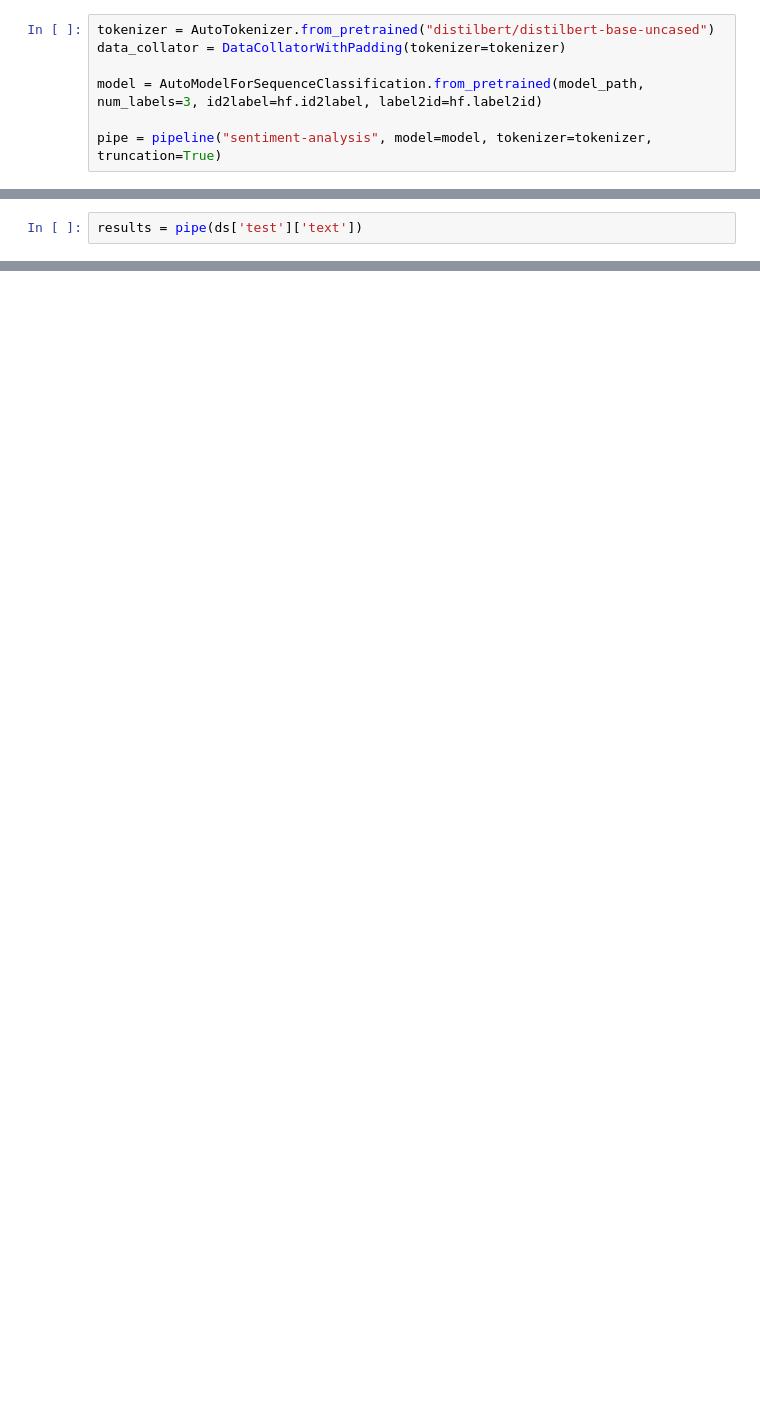
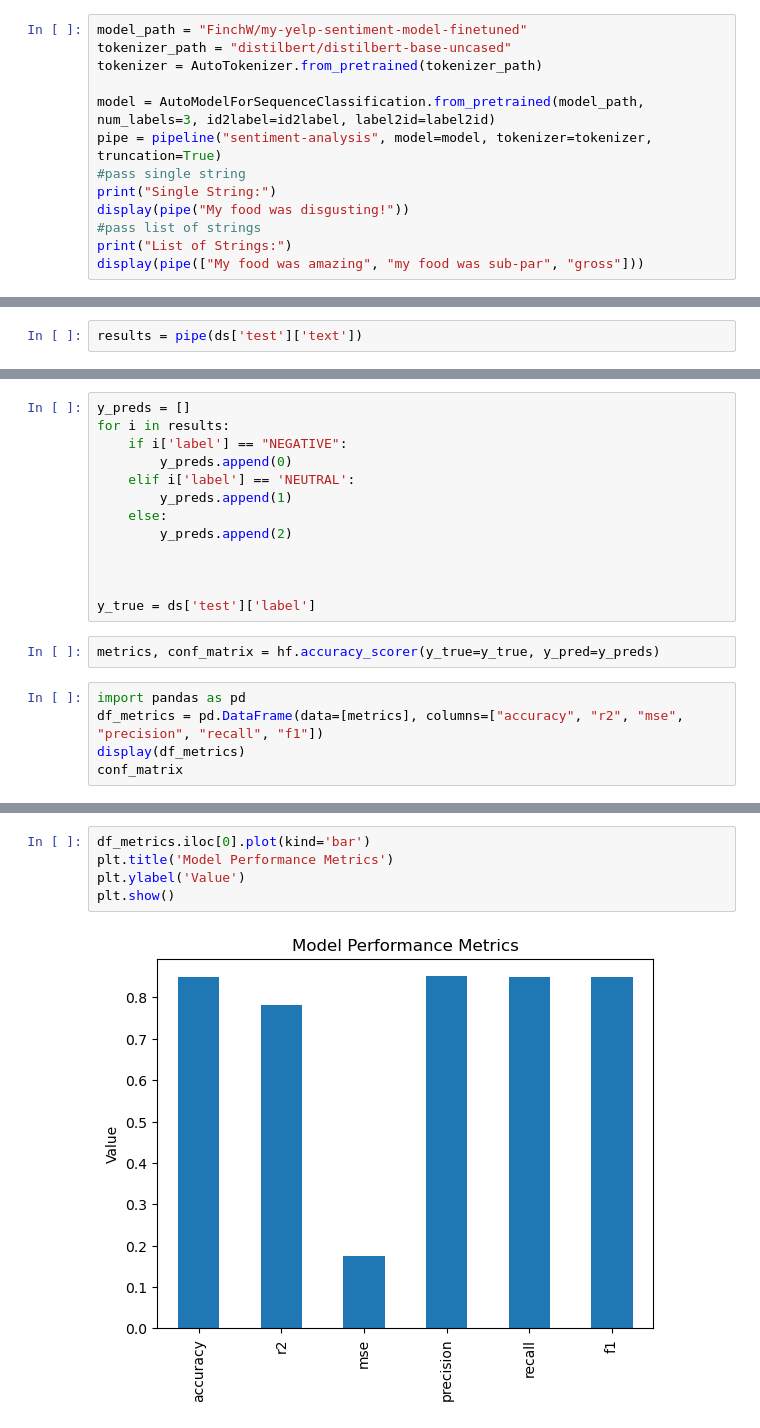
Before and after one commit to FinchWilliam/DS-LLM-Project, a Jupyter notebook: notebooks/5-deployment.ipynb, the cells around one changed output, grey strips where cells are left out. Saved outputs shown, nothing was run; the diff lists cells and outputs as text; blank space fills up the shorter version.

```diff
--- a/notebooks/5-deployment.ipynb
+++ b/notebooks/5-deployment.ipynb
@@ -10,11 +31,17 @@ data_path = "yelp_review_full"
 ds = load_dataset(data_path)
 ds = ds.map(hf.remap_labels)
 # %%
-tokenizer = AutoTokenizer.from_pretrained("distilbert/distilbert-base-uncased")
-data_collator = DataCollatorWithPadding(tokenizer=tokenizer)
+model_path = "FinchW/my-yelp-sentiment-model-finetuned"
+tokenizer_path = "distilbert/distilbert-base-uncased"
+tokenizer = AutoTokenizer.from_pretrained(tokenizer_path)
 
-model = AutoModelForSequenceClassification.from_pretrained(model_path, num_labels=3, id2label=hf.id2label, label2id=hf.label2id)
-
+model = AutoModelForSequenceClassification.from_pretrained(model_path, num_labels=3, id2label=id2label, label2id=label2id)
 pipe = pipeline("sentiment-analysis", model=model, tokenizer=tokenizer, truncation=True)
+#pass single string
+print("Single String:")
+display(pipe("My food was disgusting!"))
+#pass list of strings
+print("List of Strings:")
+display(pipe(["My food was amazing", "my food was sub-par", "gross"]))
 # %% [output]
 Device set to use cpu
@@ -45,0 +56,20 @@ results
+# %%
+y_preds = []
+for i in results:
+    if i['label'] == "NEGATIVE":
+        y_preds.append(0)
+    elif i['label'] == 'NEUTRAL':
+        y_preds.append(1)
+    else:
+        y_preds.append(2)
+
+
+
+y_true = ds['test']['label']
+# %%
+metrics, conf_matrix = hf.accuracy_scorer(y_true=y_true, y_pred=y_preds)
+# %%
+import pandas as pd
+df_metrics = pd.DataFrame(data=[metrics], columns=["accuracy", "r2", "mse", "precision", "recall", "f1"])
+display(df_metrics)
+conf_matrix
@@ -45,0 +92,7 @@ results
+# %%
+df_metrics.iloc[0].plot(kind='bar')
+plt.title('Model Performance Metrics')
+plt.ylabel('Value')
+plt.show()
+# %% [output]
+[figure, added]
```
Also changed, not shown: parts of 8 cells of this notebook, 9 other files.
